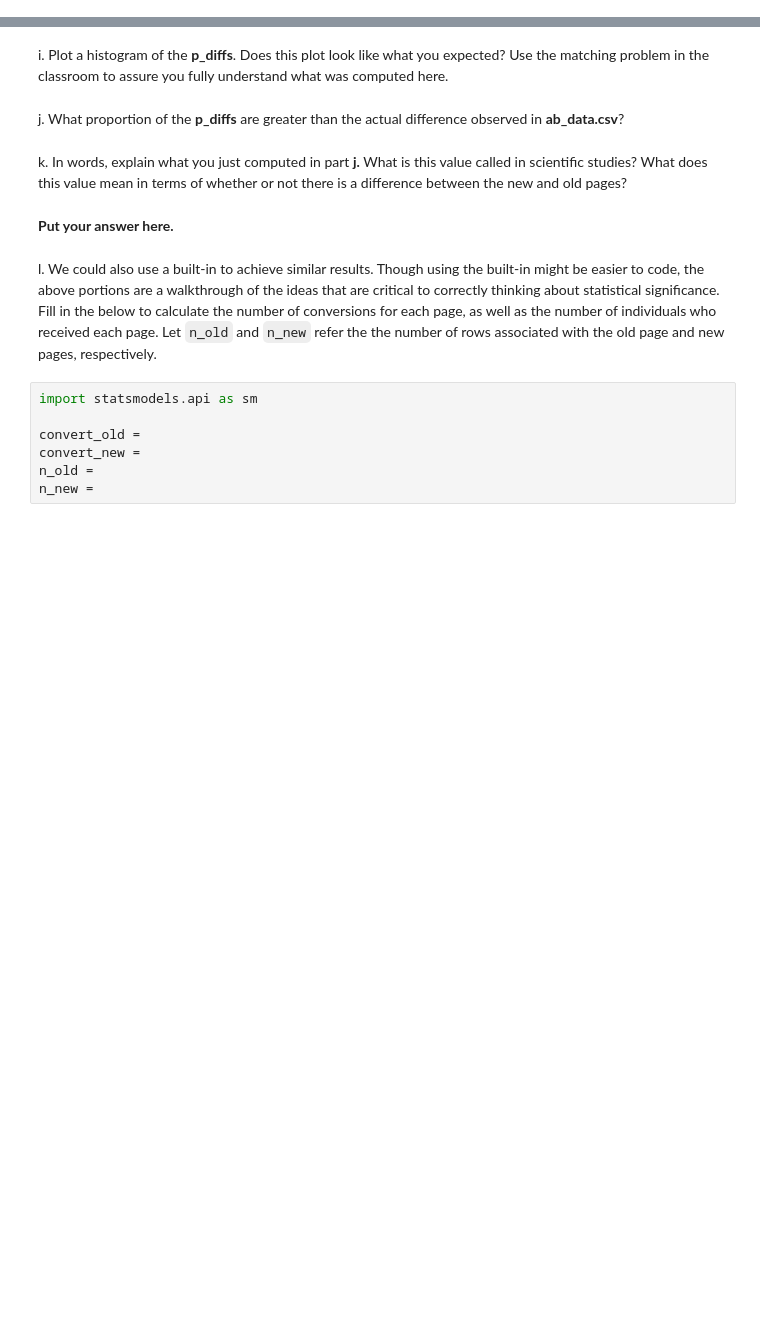
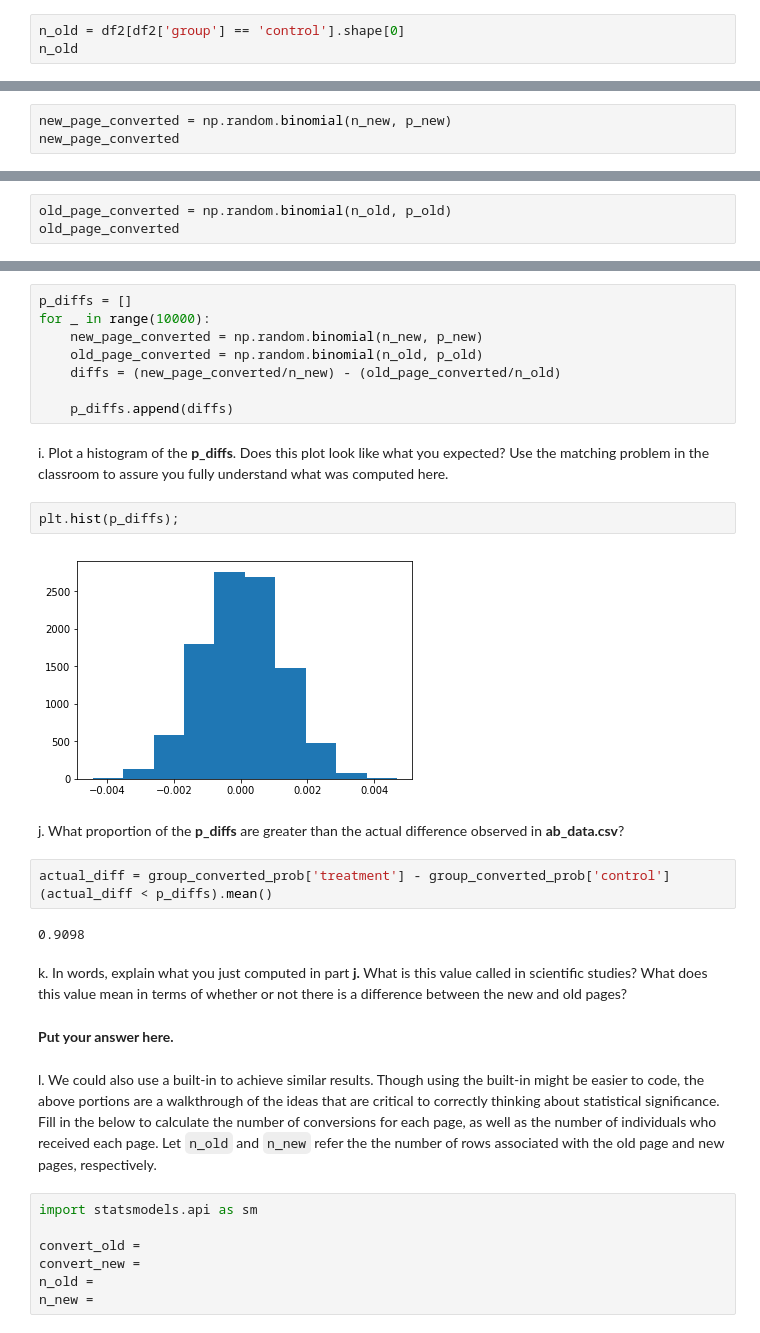
Before and after one commit to dhruv-3d/analyze-ab-test-results, a Jupyter notebook: Analyze_ab_test_results_notebook.ipynb, the cells around one changed output, grey strips where cells are left out. Cells and saved outputs as stored; diff of their text form; blank space fills up the shorter version.

```diff
--- a/Analyze_ab_test_results_notebook.ipynb
+++ b/Analyze_ab_test_results_notebook.ipynb
@@ -221,2 +236,5 @@ c. What is $n_{new}$?
 # %% [markdown]
 d. What is $n_{old}$?
+# %%
+n_old = df2[df2['group'] == 'control'].shape[0]
+n_old
@@ -223,2 +243,5 @@ d. What is $n_{old}$?
 # %% [markdown]
 e. Simulate $n_{new}$ transactions with a convert rate of $p_{new}$ under the null.  Store these $n_{new}$ 1's and 0's in **new_page_converted**.
+# %%
+new_page_converted = np.random.binomial(n_new, p_new)
+new_page_converted
@@ -225,2 +250,5 @@ e. Simulate $n_{new}$ transactions with a convert rate of $p_{new}$ under the nu
 # %% [markdown]
 f. Simulate $n_{old}$ transactions with a convert rate of $p_{old}$ under the null.  Store these $n_{old}$ 1's and 0's in **old_page_converted**.
+# %%
+old_page_converted = np.random.binomial(n_old, p_old)
+old_page_converted
@@ -229,9 +263,26 @@ g. Find $p_{new}$ - $p_{old}$ for your simulated values from part (e) and (f).
 # %% [markdown]
 h. Simulate 10,000 $p_{new}$ - $p_{old}$ values using this same process similarly to the one you calculated in parts **a. through g.** above.  Store all 10,000 values in a numpy array called **p_diffs**.
+# %%
+p_diffs = []
+for _ in range(10000):
+    new_page_converted = np.random.binomial(n_new, p_new)
+    old_page_converted = np.random.binomial(n_old, p_old)
+    diffs = (new_page_converted/n_new) - (old_page_converted/n_old)
+
+    p_diffs.append(diffs)
 # %% [markdown]
 i. Plot a histogram of the **p_diffs**.  Does this plot look like what you expected?  Use the matching problem in the classroom to assure you fully understand what was computed here.
+# %%
+plt.hist(p_diffs);
+# %% [output]
+[figure, added]
 # %% [markdown]
 j. What proportion of the **p_diffs** are greater than the actual difference observed in **ab_data.csv**?
+# %%
+actual_diff = group_converted_prob['treatment'] - group_converted_prob['control']
+(actual_diff < p_diffs).mean()
+# %% [output]
+0.9098
 # %% [markdown]
 k. In words, explain what you just computed in part **j.**  What is this value called in scientific studies?  What does this value mean in terms of whether or not there is a difference between the new and old pages?
 # %% [markdown]
```
Also changed, not shown: parts of 8 cells of this notebook.
